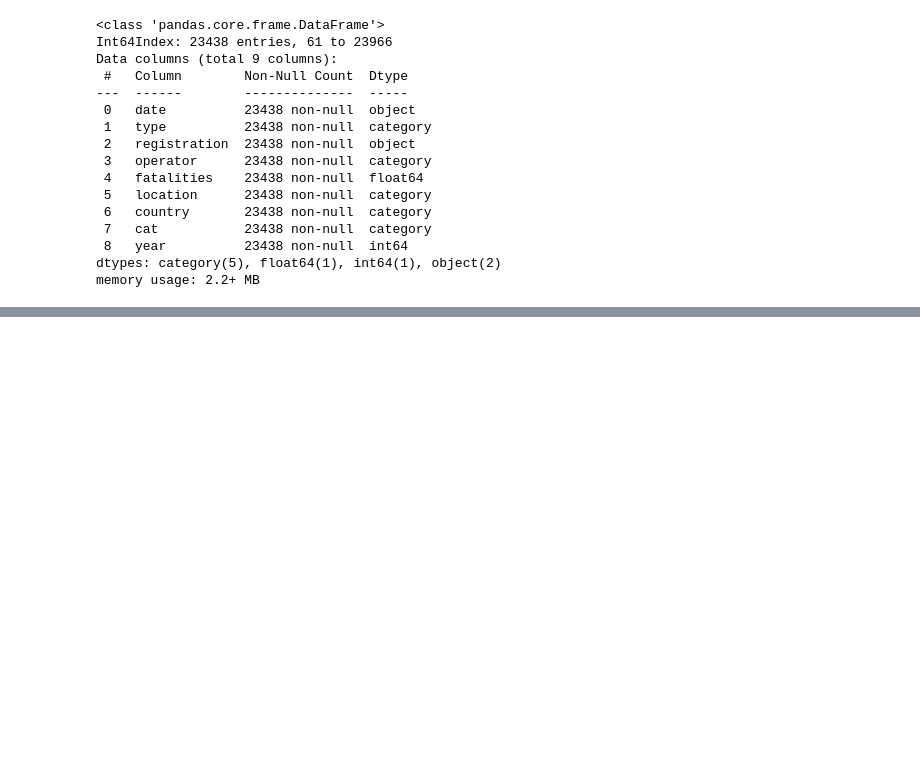
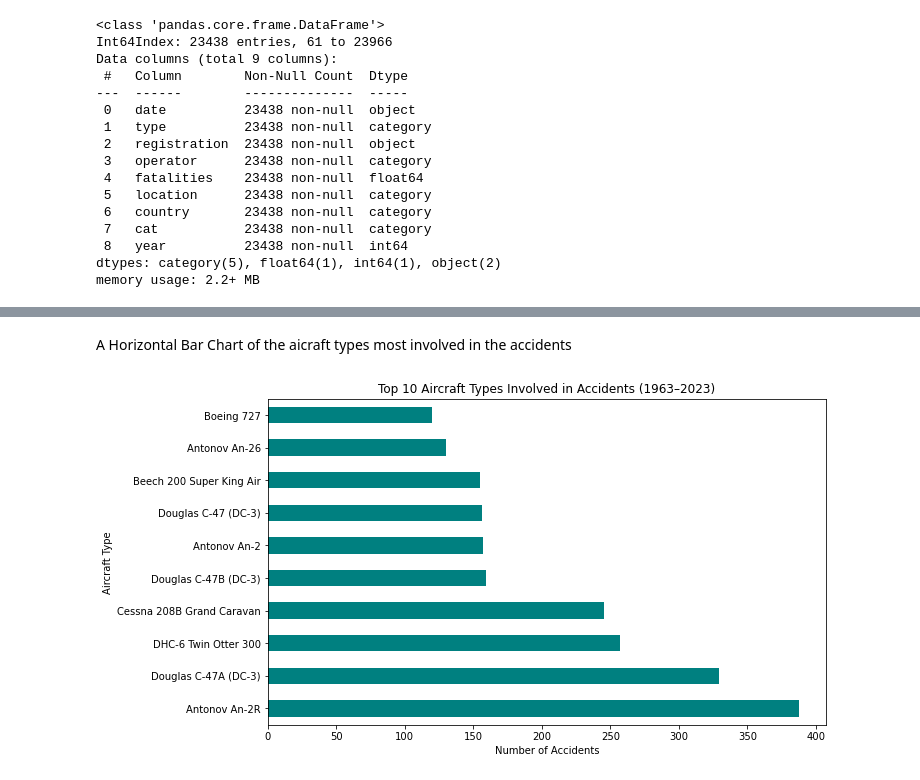
Before and after one commit to maryannngongi/Phase_1_Project, a Jupyter notebook: index.ipynb, the cells around one changed output, grey strips where cells are left out. Drawn from its saved outputs; the diff is of its cells as text; code cells hidden in the pictures; blank space fills up the shorter version.

```diff
--- a/index.ipynb
+++ b/index.ipynb
@@ -200,0 +254,13 @@ import seaborn as sns
+# %% [markdown]
+A Horizontal Bar Chart of the aicraft types most involved in the accidents
+# %%
+common_types = df_filtered['type'].value_counts().head(10)
+
+plt.figure(figsize=(10,6))
+common_types.plot(kind='barh', color='teal')
+plt.title("Top 10 Aircraft Types Involved in Accidents (1963–2023)")
+plt.xlabel("Number of Accidents")
+plt.ylabel("Aircraft Type")
+plt.show()
+# %% [output]
+[figure, added]
```
Also changed, not shown: parts of 22 cells of this notebook.
